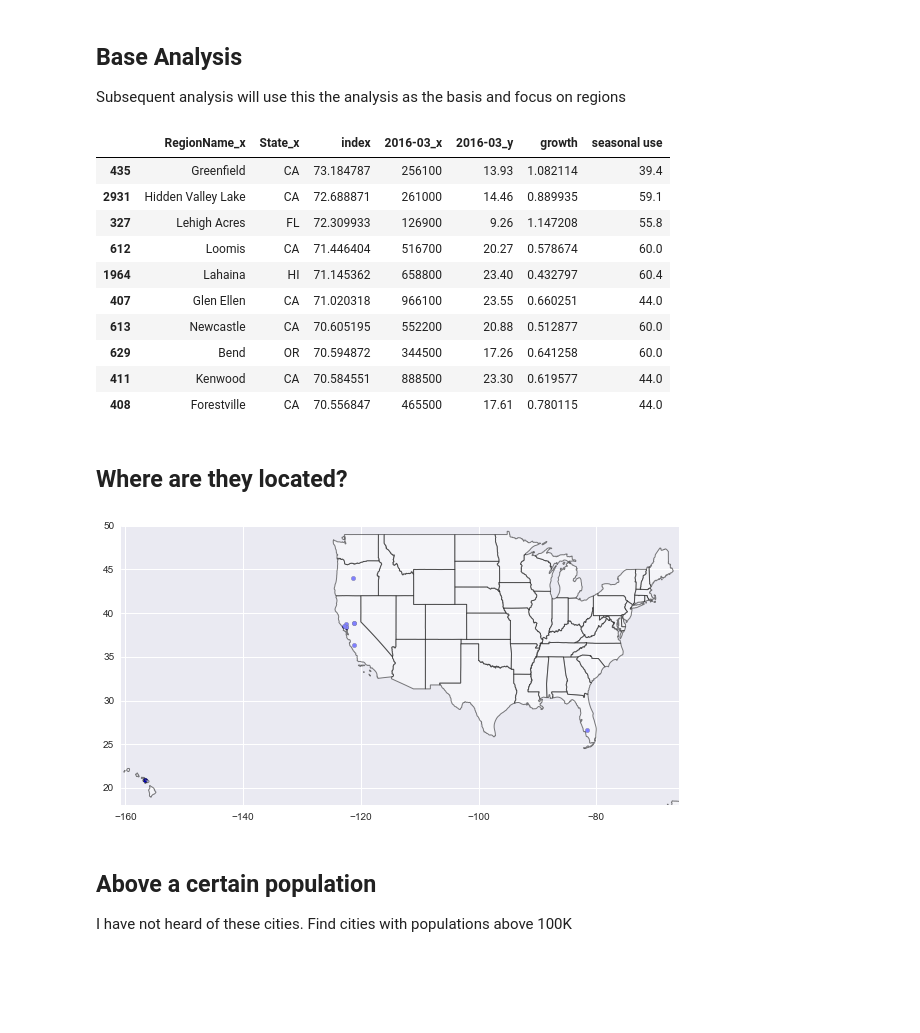
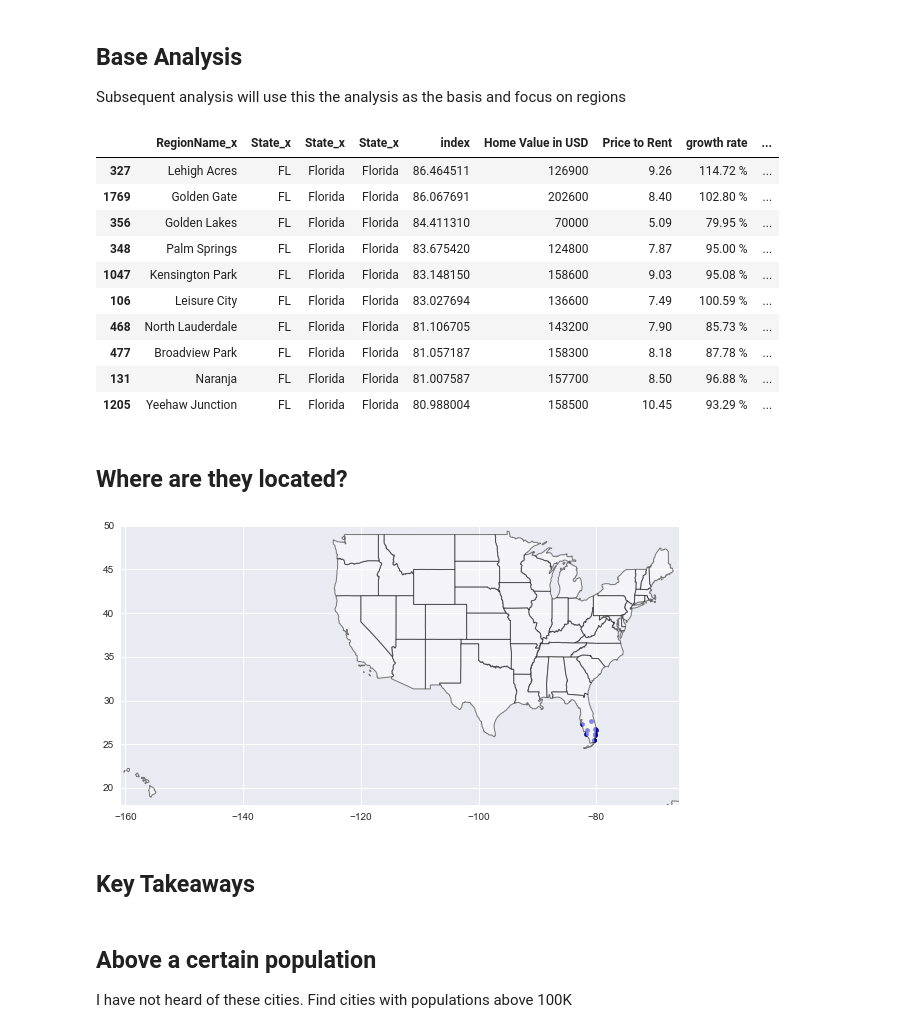
Before and after one commit to matt-stringer/vacation-rentals, a Jupyter notebook: Second Home Analysis.ipynb, the cells around one changed output. Saved outputs shown, nothing was run; the diff lists cells and outputs as text; code cells hidden in the pictures; blank space fills up the shorter version.

```diff
--- a/Second Home Analysis.ipynb
+++ b/Second Home Analysis.ipynb
@@ -251,7 +183,9 @@ plt.hist(df_geo['2016-03_y'].dropna(), bins=50);
 max_revenue, min_revenue = max(df_geo['2016-03_y']), min(df_geo['2016-03_y'])
 difference = max_revenue - min_revenue
 
-df_geo['revenue_index'] = 100*(df_geo['2016-03_y'] - min_revenue) / difference
+df_geo['revenue_index'] = 100*(max_revenue - df_geo['2016-03_y']) / difference
+
+# df_geo[['revenue_index', '2016-03_y']].sort('revenue_index', ascending=False)
 # %% [markdown]
 ### Price
 The lower the price the higher the index.
@@ -279,26 +213,30 @@ Subsequent analysis will use this the analysis as the basis and focus on regions
 # %%
 df_geo['index'] = (.30 * df_geo['growth_index']) + (.30 * df_geo['revenue_index']) + (.30 * df_geo['price_index']) + (.10 * df_geo['env_index'])
 
 cols_2_use = [  'AccentCity',
                 'State_x',
                 'index']
 
 # sort descending from the highest index down and limit the top 10
 df_out = df_geo.sort('index', ascending=False).head(10)
+df_out['Home Value in USD'] = df_out['2016-03_x']
+df_out['Price to Rent'] = df_out['2016-03_y']
+df_out['growth rate'] = df_out['growth'].apply(lambda x: str("%.2f" % (x * 100)) + " %")
+df_out['monthly rent'] = (df_out['2016-03_x'] / df_out['2016-03_y']).apply(lambda x: int(x / 12))
 
-df_out[['RegionName_x', 'State_x', 'index', '2016-03_x', '2016-03_y', 'growth', 'seasonal use']]
+df_out[['RegionName_x', 'State_x', 'index', 'Home Value in USD', 'Price to Rent', 'growth rate', 'monthly rent','seasonal use']]
 # %% [output]
-|  | RegionName_x | State_x | index | 2016-03_x | 2016-03_y | growth | seasonal use |
-| 435 | Greenfield | CA | 73.184787 | 256100 | 13.93 | 1.082114 | 39.4 |
-| 2931 | Hidden Valley Lake | CA | 72.688871 | 261000 | 14.46 | 0.889935 | 59.1 |
-| 327 | Lehigh Acres | FL | 72.309933 | 126900 | 9.26 | 1.147208 | 55.8 |
-| 612 | Loomis | CA | 71.446404 | 516700 | 20.27 | 0.578674 | 60.0 |
-| 1964 | Lahaina | HI | 71.145362 | 658800 | 23.40 | 0.432797 | 60.4 |
-| 407 | Glen Ellen | CA | 71.020318 | 966100 | 23.55 | 0.660251 | 44.0 |
-| 613 | Newcastle | CA | 70.605195 | 552200 | 20.88 | 0.512877 | 60.0 |
-| 629 | Bend | OR | 70.594872 | 344500 | 17.26 | 0.641258 | 60.0 |
-| 411 | Kenwood | CA | 70.584551 | 888500 | 23.30 | 0.619577 | 44.0 |
-| 408 | Forestville | CA | 70.556847 | 465500 | 17.61 | 0.780115 | 44.0 |
+|  | RegionName_x | State_x | State_x | State_x | index | Home Value in USD | Price to Rent | growth rate | ... |
+| 327 | Lehigh Acres | FL | Florida | Florida | 86.464511 | 126900 | 9.26 | 114.72 % | ... |
+| 1769 | Golden Gate | FL | Florida | Florida | 86.067691 | 202600 | 8.40 | 102.80 % | ... |
+| 356 | Golden Lakes | FL | Florida | Florida | 84.411310 | 70000 | 5.09 | 79.95 % | ... |
+| 348 | Palm Springs | FL | Florida | Florida | 83.675420 | 124800 | 7.87 | 95.00 % | ... |
+| 1047 | Kensington Park | FL | Florida | Florida | 83.148150 | 158600 | 9.03 | 95.08 % | ... |
+| 106 | Leisure City | FL | Florida | Florida | 83.027694 | 136600 | 7.49 | 100.59 % | ... |
+| 468 | North Lauderdale | FL | Florida | Florida | 81.106705 | 143200 | 7.90 | 85.73 % | ... |
+| 477 | Broadview Park | FL | Florida | Florida | 81.057187 | 158300 | 8.18 | 87.78 % | ... |
+| 131 | Naranja | FL | Florida | Florida | 81.007587 | 157700 | 8.50 | 96.88 % | ... |
+| 1205 | Yeehaw Junction | FL | Florida | Florida | 80.988004 | 158500 | 10.45 | 93.29 % | ... |
 # %% [markdown]
 ## Where are they located?
 # %%
@@ -307,7 +245,9 @@ ax = plt.gca()
 add_us_outline(ax)
 ax.scatter(df_out['Longitude'], df_out['Latitude'], marker='o');
 # %% [output]
-[figure, old version]
+[figure, new version]
+# %% [markdown]
+## Key Takeaways
 # %% [markdown]
 ## Above a certain population
 I have not heard of these cities. Find cities with populations above 100K
```
Also changed, not shown: parts of 28 cells of this notebook.
